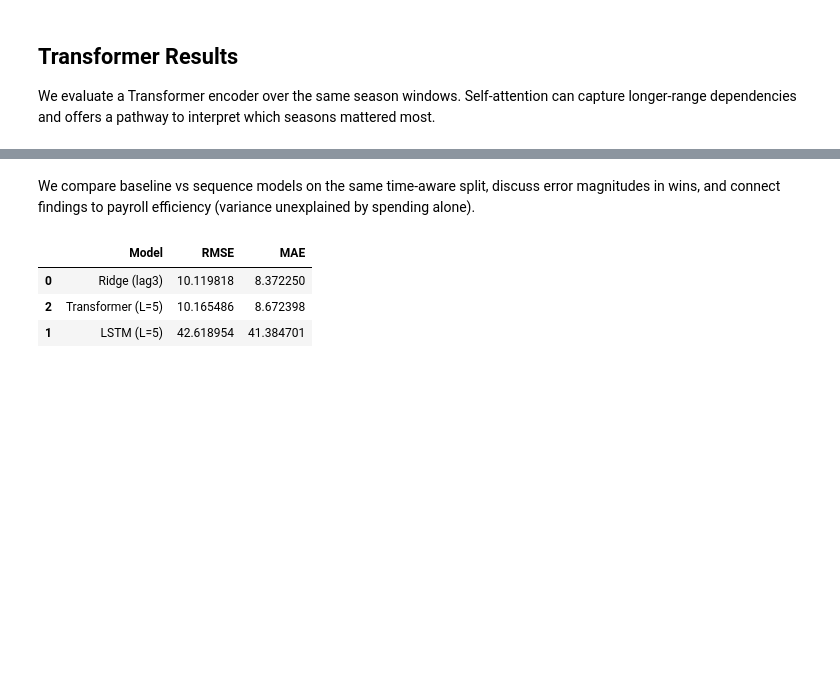
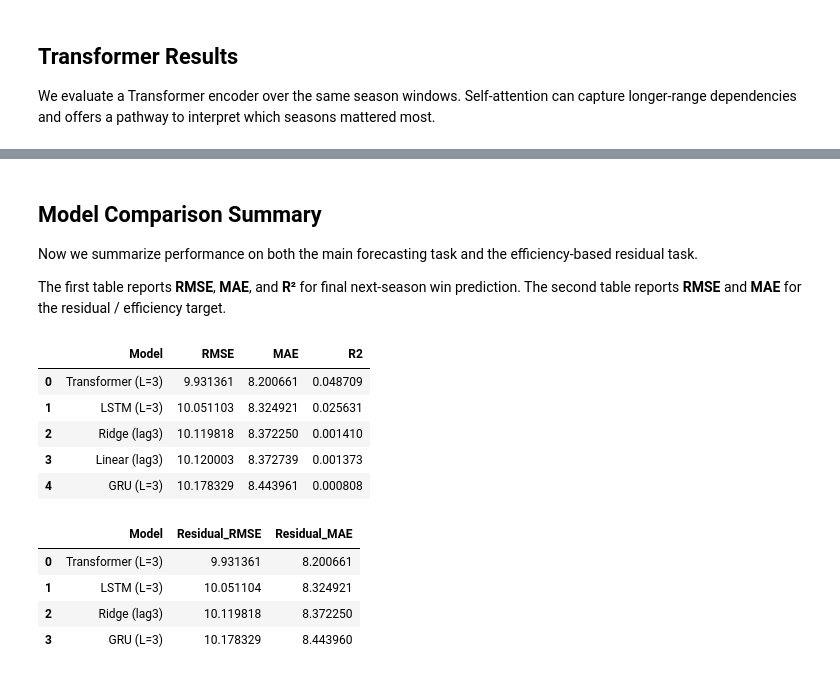
Before and after one commit to yanxinding/YD-DL-project, a Jupyter notebook: analysis.ipynb, the cells around one changed output, grey strips where cells are left out. Saved outputs shown, nothing was run; the diff lists cells and outputs as text; code cells hidden in the pictures; blank space fills up the shorter version.

```diff
--- a/analysis.ipynb
+++ b/analysis.ipynb
@@ -85,15 +85,4 @@ X_val, y_val     = val[LAG_FEATURES], val[TARGET]
 X_test, y_test   = test[LAG_FEATURES], test[TARGET]
 
 len(X_train), len(X_val), len(X_test)
-
-model = Ridge(alpha=1.0)
-model.fit(X_train, y_train)
-
-pred_test = model.predict(X_test)
-
-rmse = np.sqrt(mean_squared_error(y_test, pred_test))
-mae = mean_absolute_error(y_test, pred_test)
-
-print("rmse: ", rmse, "mae: ",mae)
-print("On average, model predicts next season wins with ave. error of 8.4 wins.")
 # %% [output]
@@ -388,19 +467,54 @@ Transformer (L=5) test MAE : 8.672 wins
 # %% [markdown]
-We compare baseline vs sequence models on the same time-aware split, discuss error magnitudes in wins, and connect findings to payroll efficiency (variance unexplained by spending alone).
+## Model Comparison Summary
+
+Now we summarize performance on both the main forecasting task and the efficiency-based residual task.
+
+The first table reports **RMSE**, **MAE**, and **R²** for final next-season win prediction. The second table reports **RMSE** and **MAE** for the residual / efficiency target.
 # %%
-# summary table
-rows = [
-    {"Model": "Ridge (lag3)", "RMSE": float(rmse), "MAE": float(mae)},
-]
-if "lstm_rmse" in globals():
-    rows.append({"Model": f"LSTM (L={SEQ_LEN})", "RMSE": float(lstm_rmse), "MAE": float(lstm_mae)})
-if "trm_rmse" in globals():
-    rows.append({"Model": f"Transformer (L={SEQ_LEN})", "RMSE": float(trm_rmse), "MAE": float(trm_mae)})
+lstm_r2 = float(r2_score(true_wins, pred_lstm_wins)) if "pred_lstm_wins" in globals() else np.nan
+gru_r2  = float(r2_score(true_wins, pred_gru_wins)) if "pred_gru_wins" in globals() else np.nan
+trm_r2  = float(r2_score(true_wins, pred_trm_wins)) if "pred_trm_wins" in globals() else np.nan
 
-results_df = pd.DataFrame(rows).sort_values("RMSE")
-results_df
+# residual / efficiency metrics
+ridge_resid_test = y_test - pred_test_ridge
+ridge_resid_rmse = float(np.sqrt(np.mean(ridge_resid_test**2)))
+ridge_resid_mae  = float(np.mean(np.abs(ridge_resid_test)))
+
+lstm_resid_rmse = float(np.sqrt(np.mean((yte - pred_lstm_resid)**2))) if "pred_lstm_resid" in globals() else np.nan
+lstm_resid_mae  = float(np.mean(np.abs(yte - pred_lstm_resid))) if "pred_lstm_resid" in globals() else np.nan
+
+gru_resid_rmse = float(np.sqrt(np.mean((yte - pred_gru_resid)**2))) if "pred_gru_resid" in globals() else np.nan
+gru_resid_mae  = float(np.mean(np.abs(yte - pred_gru_resid))) if "pred_gru_resid" in globals() else np.nan
+
+trm_resid_rmse = float(np.sqrt(np.mean((yte - pred_trm_resid)**2))) if "pred_trm_resid" in globals() else np.nan
+trm_resid_mae  = float(np.mean(np.abs(yte - pred_trm_resid))) if "pred_trm_resid" in globals() else np.nan
+
+new_win_metrics = pd.DataFrame([
+    {"Model": "Linear (lag3)", "RMSE": linear_rmse, "MAE": linear_mae, "R2": linear_r2},
+    {"Model": "Ridge (lag3)", "RMSE": ridge_rmse, "MAE": ridge_mae, "R2": ridge_r2},
+    {"Model": f"LSTM (L={SEQ_LEN})", "RMSE": float(lstm_rmse), "MAE": float(lstm_mae), "R2": float(lstm_r2)},
+    {"Model": f"GRU (L={SEQ_LEN})", "RMSE": float(gru_rmse), "MAE": float(gru_mae), "R2": float(gru_r2)},
+    {"Model": f"Transformer (L={SEQ_LEN})", "RMSE": float(trm_rmse), "MAE": float(trm_mae), "R2": float(trm_r2)},
+]).sort_values("RMSE").reset_index(drop=True)
+
+new_efficiency_metrics = pd.DataFrame([
+    {"Model": "Ridge (lag3)", "Residual_RMSE": ridge_resid_rmse, "Residual_MAE": ridge_resid_mae},
+    {"Model": f"LSTM (L={SEQ_LEN})", "Residual_RMSE": lstm_resid_rmse, "Residual_MAE": lstm_resid_mae},
+    {"Model": f"GRU (L={SEQ_LEN})", "Residual_RMSE": gru_resid_rmse, "Residual_MAE": gru_resid_mae},
+    {"Model": f"Transformer (L={SEQ_LEN})", "Residual_RMSE": trm_resid_rmse, "Residual_MAE": trm_resid_mae},
+]).sort_values("Residual_RMSE").reset_index(drop=True)
+
+display(new_win_metrics)
+display(new_efficiency_metrics)
 # %% [output]
-|  | Model | RMSE | MAE |
-| 0 | Ridge (lag3) | 10.119818 | 8.372250 |
-| 2 | Transformer (L=5) | 10.165486 | 8.672398 |
-| 1 | LSTM (L=5) | 42.618954 | 41.384701 |
+|  | Model | RMSE | MAE | R2 |
+| 0 | Transformer (L=3) | 9.931361 | 8.200661 | 0.048709 |
+| 1 | LSTM (L=3) | 10.051103 | 8.324921 | 0.025631 |
+| 2 | Ridge (lag3) | 10.119818 | 8.372250 | 0.001410 |
+| 3 | Linear (lag3) | 10.120003 | 8.372739 | 0.001373 |
+| 4 | GRU (L=3) | 10.178329 | 8.443961 | 0.000808 |
+|  | Model | Residual_RMSE | Residual_MAE |
+| 0 | Transformer (L=3) | 9.931361 | 8.200661 |
+| 1 | LSTM (L=3) | 10.051104 | 8.324921 |
+| 2 | Ridge (lag3) | 10.119818 | 8.372250 |
+| 3 | GRU (L=3) | 10.178329 | 8.443960 |
```
Also changed, not shown: parts of 22 cells of this notebook, 2 other files.
